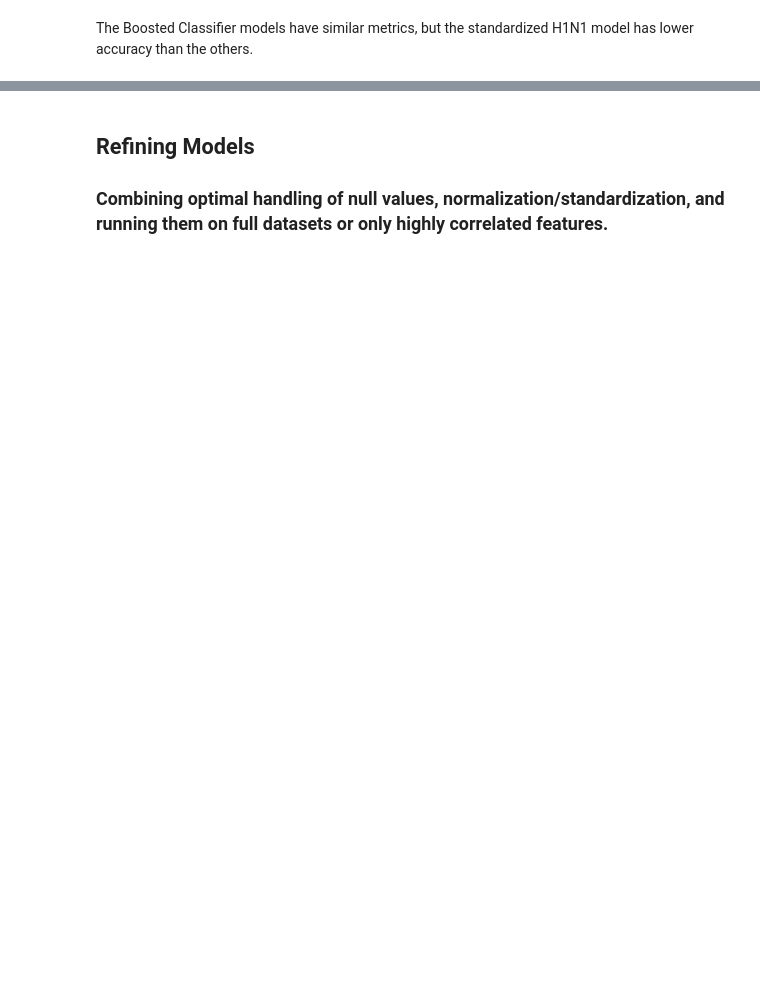
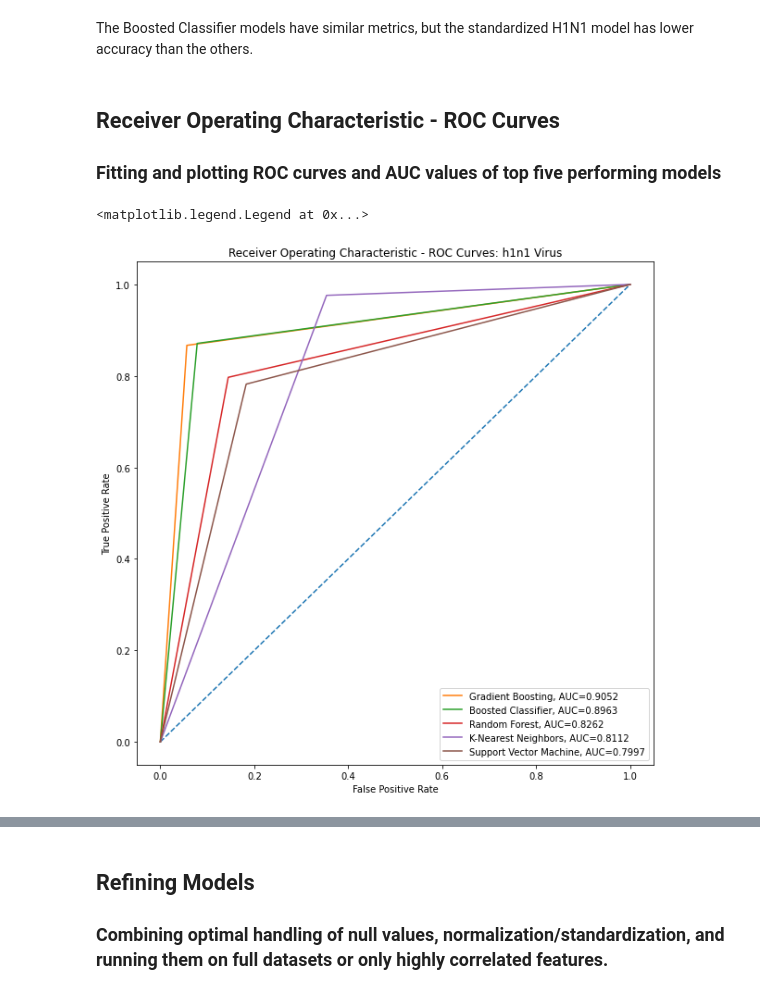
Before and after one commit to omariusthefirst/ADS_599_Final, a Jupyter notebook: Code_Library_Folder/Capstone_Modeling.ipynb, the cells around one changed output, grey strips where cells are left out. Saved outputs shown, nothing was run; the diff lists cells and outputs as text; code cells hidden in the pictures; blank space fills up the shorter version.

```diff
--- a/Code_Library_Folder/Capstone_Modeling.ipynb
+++ b/Code_Library_Folder/Capstone_Modeling.ipynb
@@ -1389,2 +1352,59 @@ df_adaboost
 # %% [markdown]
 The Boosted Classifier models have similar metrics, but the standardized H1N1 model has lower accuracy than the others.
+# %% [markdown]
+## Receiver Operating Characteristic - ROC Curves
+
+### Fitting and plotting ROC curves and AUC values of top five performing models
+# %%
+# H1N1 Virus
+
+# Setting up the plotting area
+plt.subplots(1, figsize=(10,10))
+plt.title('Receiver Operating Characteristic - ROC Curves: h1n1 Virus')
+plt.plot([0, 1], ls="--")
+plt.ylabel('True Positive Rate')
+plt.xlabel('False Positive Rate')
+
+# Fitting top five models
+
+# Gradient Boosting ROC-AUC
+gb_classif.fit(X_train_h1n1, y_train_h1n1)
+y_pred_h1n1 = gb_classif.predict(X_test_h1n1)
+fpr, tpr, _ = metrics.roc_curve(y_test_h1n1, y_pred_h1n1)
+auc = round(metrics.roc_auc_score(y_test_h1n1, y_pred_h1n1), 4)
+plt.plot(fpr,tpr,label="Gradient Boosting, AUC="+str(auc))
+
+# Boosted Classifier ROC-AUC
+adaboost.fit(X_train_h1n1, y_train_h1n1)
+y_pred_h1n1 = adaboost.predict(X_test_h1n1)
+fpr, tpr, _ = metrics.roc_curve(y_test_h1n1, y_pred_h1n1)
+auc = round(metrics.roc_auc_score(y_test_h1n1, y_pred_h1n1), 4)
+plt.plot(fpr,tpr,label="Boosted Classifier, AUC="+str(auc))
+
+# Random Forest ROC-AUC
+rf.fit(X_train_h1n1, y_train_h1n1)
+y_pred_h1n1 = rf.predict(X_test_h1n1)
+fpr, tpr, _ = metrics.roc_curve(y_test_h1n1, y_pred_h1n1)
+auc = round(metrics.roc_auc_score(y_test_h1n1, y_pred_h1n1), 4)
+plt.plot(fpr,tpr,label="Random Forest, AUC="+str(auc))
+
+# K-Nearest Neighbors ROC-AUC
+knn.fit(X_train_h1n1, y_train_h1n1)
+y_pred_h1n1 = knn.predict(X_test_h1n1)
+fpr, tpr, _ = metrics.roc_curve(y_test_h1n1, y_pred_h1n1)
+auc = round(metrics.roc_auc_score(y_test_h1n1, y_pred_h1n1), 4)
+plt.plot(fpr,tpr,label="K-Nearest Neighbors, AUC="+str(auc))
+
+# Support Vector Machine ROC-AUC
+SVM.fit(X_train_h1n1, y_train_h1n1)
+y_pred_h1n1 = SVM.predict(X_test_h1n1)
+fpr, tpr, _ = metrics.roc_curve(y_test_h1n1, y_pred_h1n1)
+auc = round(metrics.roc_auc_score(y_test_h1n1, y_pred_h1n1), 4)
+plt.plot(fpr,tpr,label="Support Vector Machine, AUC="+str(auc))
+
+
+# Adding legend
+plt.legend()
+# %% [output]
+<matplotlib.legend.Legend at 0x...>
+[figure, added]
```
Also changed, not shown: parts of 42 cells of this notebook.
